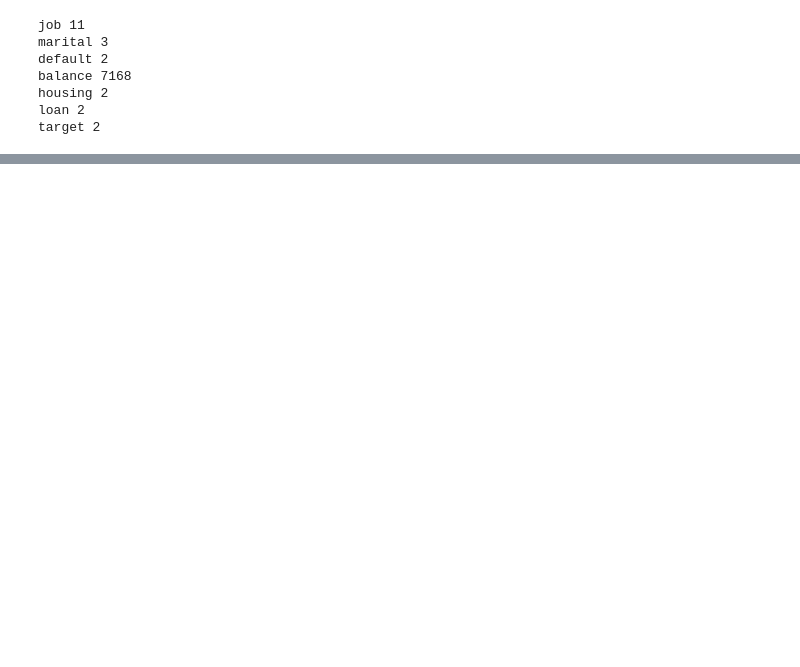
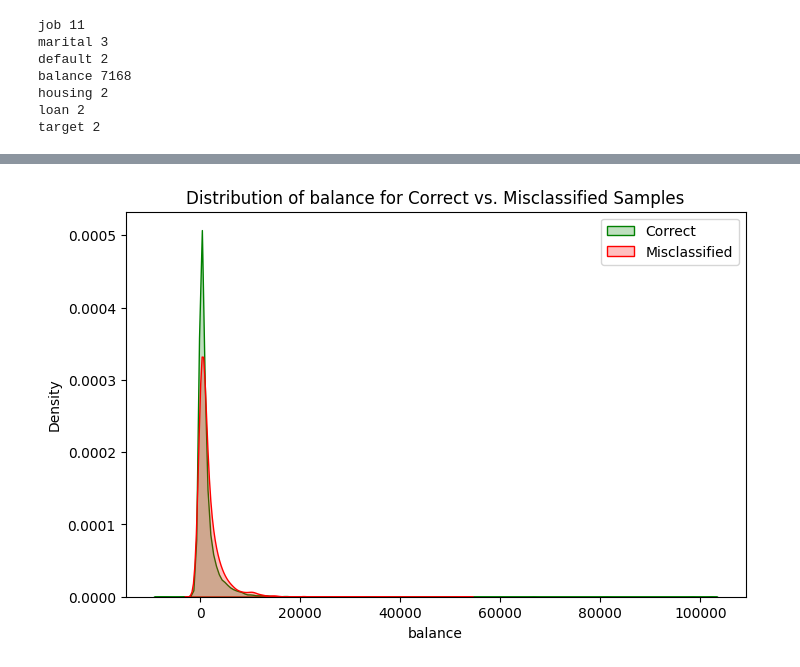
Before and after one commit to btechness/python_programming, a Jupyter notebook: bankmarketing_uci_random_forest.ipynb, the cells around one changed output, grey strips where cells are left out. Saved outputs shown, nothing was run; the diff lists cells and outputs as text; code cells hidden in the pictures; blank space fills up the shorter version.

```diff
--- a/bankmarketing_uci_random_forest.ipynb
+++ b/bankmarketing_uci_random_forest.ipynb
@@ -236,0 +297,11 @@ print(confusion_matrix(d,pred_test))
+# %%
+plt.figure(figsize=(8,5))
+sns.kdeplot(b[correct_idx]["balance"],label="Correct",shade=True,color="green")
+sns.kdeplot(b[incorrect_idx]["balance"],label="Misclassified",shade=True,color="red")
+plt.xlabel("balance")
+plt.ylabel("Density")
+plt.title(f"Distribution of balance for Correct vs. Misclassified Samples")
+plt.legend()
+plt.show()
+# %% [output]
+[figure, added]
```
Also changed, not shown: parts of 31 cells of this notebook.
